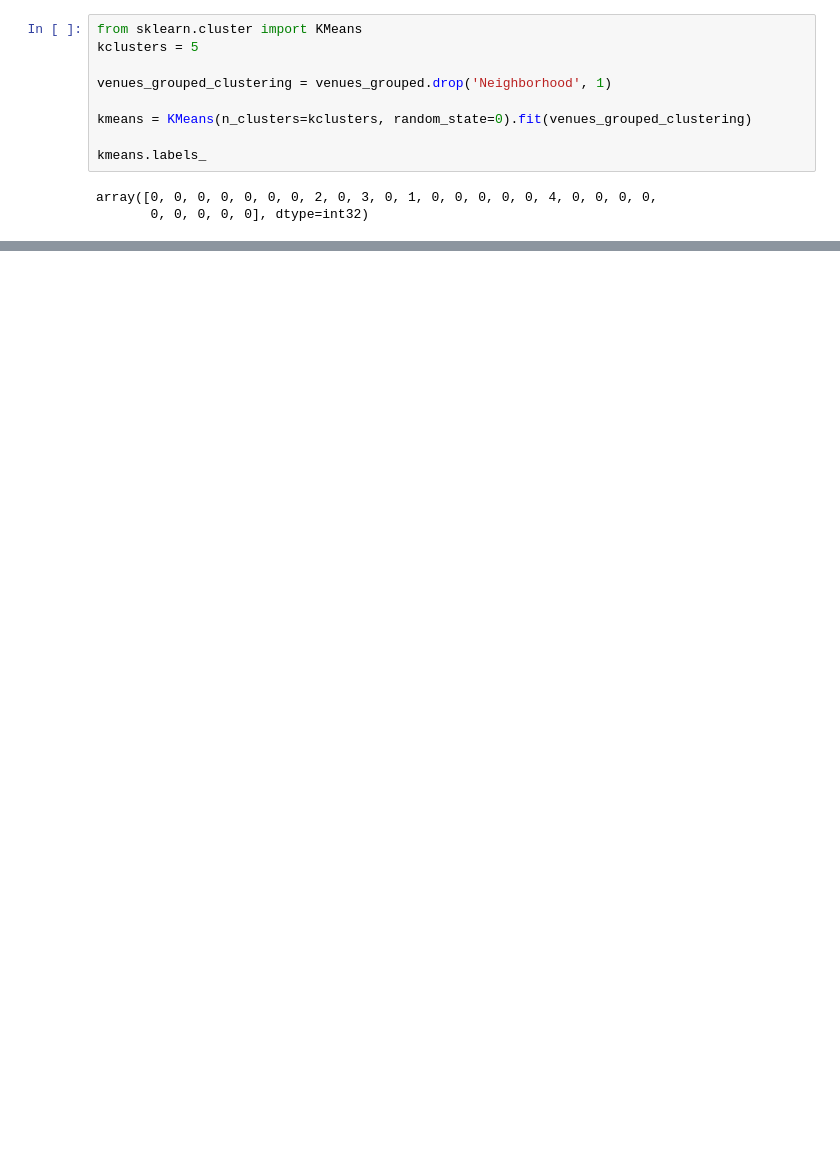
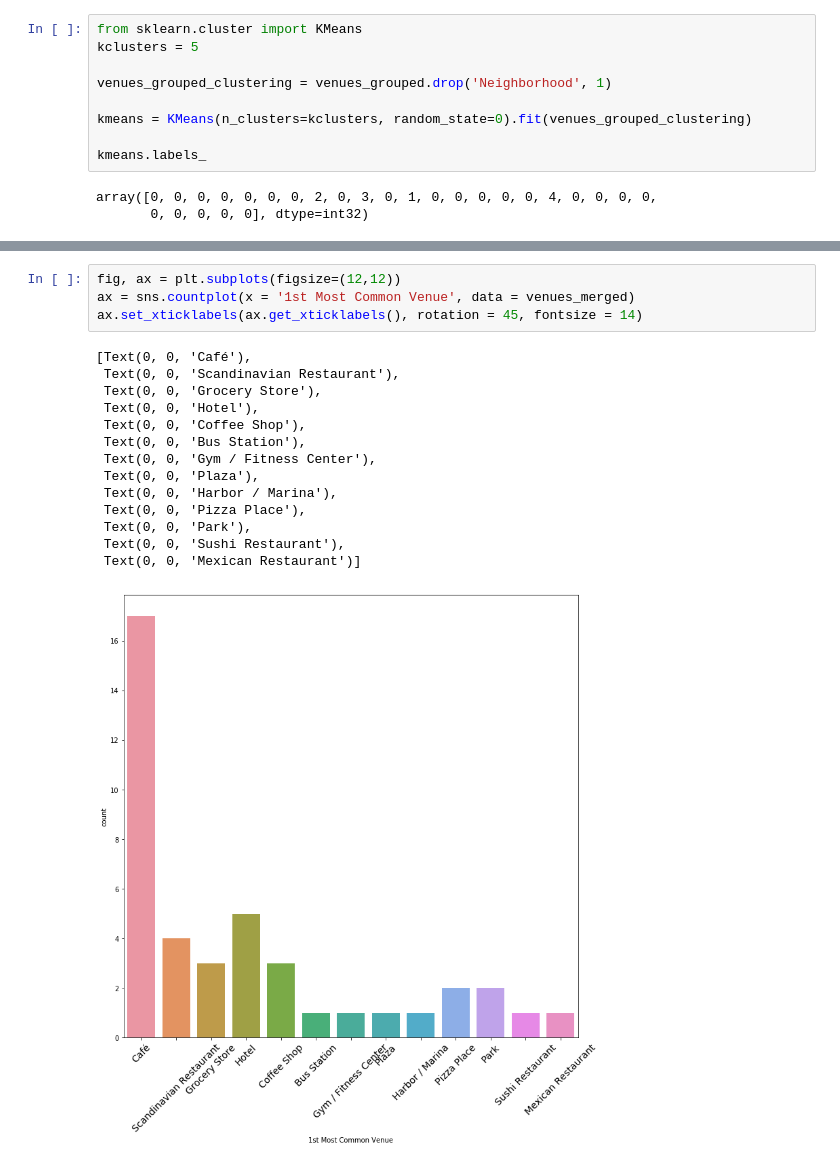
Before and after one commit to DanielAhmadDK/mini_machine_learning_projects, a Jupyter notebook: Capstone_final.ipynb, the cells around one changed output, grey strips where cells are left out. Drawn from its saved outputs; the diff is of its cells as text; blank space fills up the shorter version.

```diff
--- a/Capstone_final.ipynb
+++ b/Capstone_final.ipynb
@@ -485,0 +541,19 @@ venues_merged[venues_merged['Cluster Labels']==4]
+# %%
+fig, ax = plt.subplots(figsize=(12,12))
+ax = sns.countplot(x = '1st Most Common Venue', data = venues_merged)
+ax.set_xticklabels(ax.get_xticklabels(), rotation = 45, fontsize = 14)
+# %% [output]
+[Text(0, 0, 'Café'),
+ Text(0, 0, 'Scandinavian Restaurant'),
+ Text(0, 0, 'Grocery Store'),
+ Text(0, 0, 'Hotel'),
+ Text(0, 0, 'Coffee Shop'),
+ Text(0, 0, 'Bus Station'),
+ Text(0, 0, 'Gym / Fitness Center'),
+ Text(0, 0, 'Plaza'),
+ Text(0, 0, 'Harbor / Marina'),
+ Text(0, 0, 'Pizza Place'),
+ Text(0, 0, 'Park'),
+ Text(0, 0, 'Sushi Restaurant'),
+ Text(0, 0, 'Mexican Restaurant')]
+[figure, added]
```
Also changed, not shown: parts of 6 cells of this notebook.
